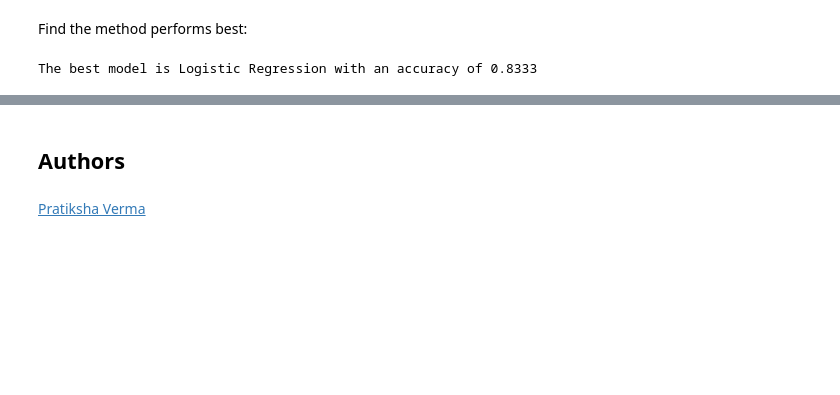
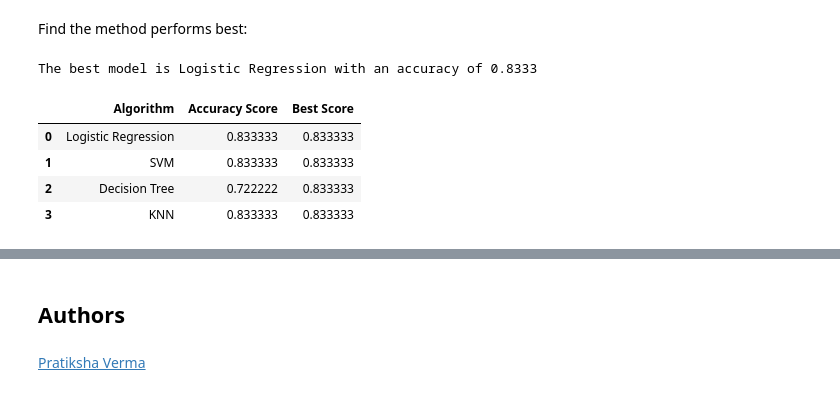
Before and after one commit to FelixCharotte/IBM_DataScience_Capstone, a Jupyter notebook: 05. Predicitve Analysis (Classification)/05. Predictive Analysis (Classification).ipynb, the cells around one changed output, grey strips where cells are left out. Drawn from its saved outputs; the diff is of its cells as text; code cells hidden in the pictures; blank space fills up the shorter version.

```diff
--- a/05. Predicitve Analysis (Classification)/05. Predictive Analysis (Classification).ipynb
+++ b/05. Predicitve Analysis (Classification)/05. Predictive Analysis (Classification).ipynb
@@ -377,3 +370,21 @@ best_model_accuracy = model_accuracies[best_model_name]
 print(f"The best model is {best_model_name} with an accuracy of {best_model_accuracy:.4f}")
 # %% [output]
 The best model is Logistic Regression with an accuracy of 0.8333
+# %%
+import pandas as pd
+
+# Create a DataFrame to store model comparison
+df_results = pd.DataFrame({
+    'Algorithm': model_accuracies.keys(),
+    'Accuracy Score': model_accuracies.values(),
+    'Best Score': [max(model_accuracies.values())] * len(model_accuracies)  # Best accuracy for reference
+})
+
+# Display the table
+df_results
+# %% [output]
+|  | Algorithm | Accuracy Score | Best Score |
+| 0 | Logistic Regression | 0.833333 | 0.833333 |
+| 1 | SVM | 0.833333 | 0.833333 |
+| 2 | Decision Tree | 0.722222 | 0.833333 |
+| 3 | KNN | 0.833333 | 0.833333 |
```
Also changed, not shown: parts of 6 cells of this notebook.
